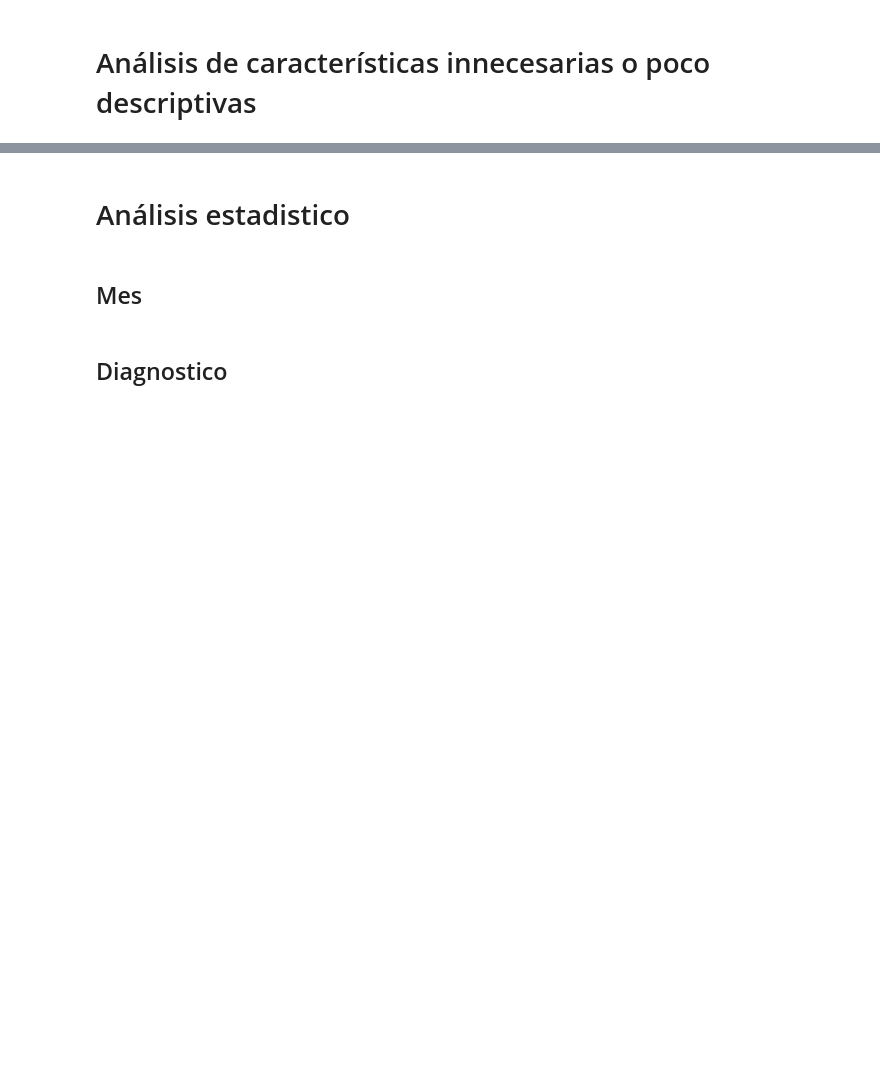
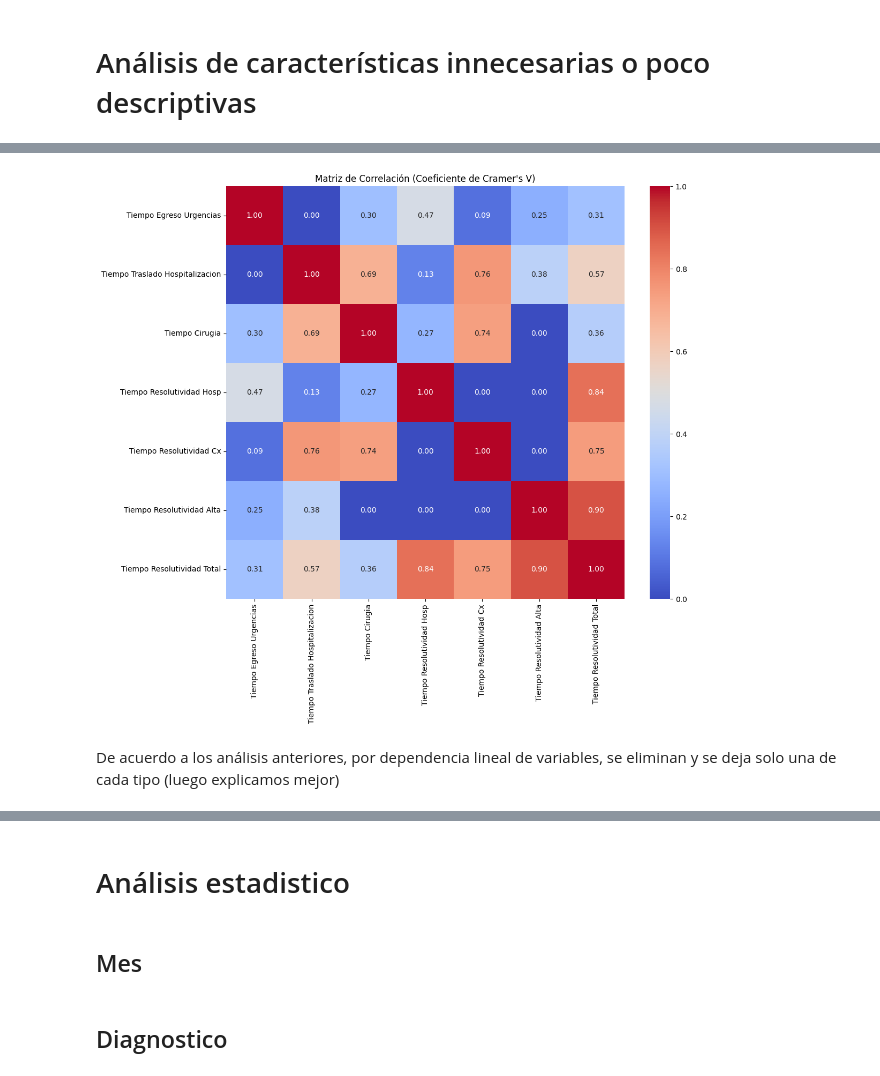
Before and after one commit to santiagogonzalezc/Final_project_ML, a Jupyter notebook: EDA.ipynb, the cells around one changed output, grey strips where cells are left out. Drawn from its saved outputs; the diff is of its cells as text; code cells hidden in the pictures; blank space fills up the shorter version.

```diff
--- a/EDA.ipynb
+++ b/EDA.ipynb
@@ -70,3 +204,41 @@ data.describe(include=[object,bool])
+# %%
+# Seleccionar las columnas relevantes
+relevant_columns = ['Tiempo Egreso Urgencias',
+       'Tiempo Traslado Hospitalizacion', 'Tiempo Cirugia',
+       'Tiempo Resolutividad Hosp', 'Tiempo Resolutividad Cx',
+       'Tiempo Resolutividad Alta', 'Tiempo Resolutividad Total']
+subset_data = data[relevant_columns]
+
+# Calcular el coeficiente de Cramer's V
+def cramers_v(table):
+    chi2 = chi2_contingency(table)[0]
+    n = table.sum().sum()
+    phi2 = chi2 / n
+    r, k = table.shape
+    phi2corr = max(0, phi2 - ((k-1)*(r-1))/(n-1))
+    rcorr = r - ((r-1)**2)/(n-1)
+    kcorr = k - ((k-1)**2)/(n-1)
+    return np.sqrt(phi2corr / min((kcorr-1), (rcorr-1)))
+
+# Calcular la matriz de correlación usando el coeficiente de Cramer's V
+correlation_matrix = pd.DataFrame(index=relevant_columns, columns=relevant_columns)
+for i in range(len(relevant_columns)):
+    for j in range(len(relevant_columns)):
+        if i == j:
+            correlation_matrix.iloc[i, j] = 1.0
+        else:
+            contingency_table = pd.crosstab(subset_data.iloc[:, i], subset_data.iloc[:, j])
+            correlation_matrix.iloc[i, j] = cramers_v(contingency_table)
+
+plt.figure(figsize=(12, 10))
+# mapa de calor
+sns.heatmap(correlation_matrix.astype(float), annot=True, cmap='coolwarm', fmt=".2f")
+plt.title("Matriz de Correlación (Coeficiente de Cramer's V)")
+plt.show()
+# %% [output]
+[figure, added]
+# %% [markdown]
+De acuerdo a los análisis anteriores, por dependencia lineal de variables, se eliminan y se deja solo una de cada tipo (luego explicamos mejor)
 # %%
 columnas_valores_unicos = {columna: data[columna].nunique() for columna in data.columns}
 
```
Also changed, not shown: parts of 26 cells of this notebook.
